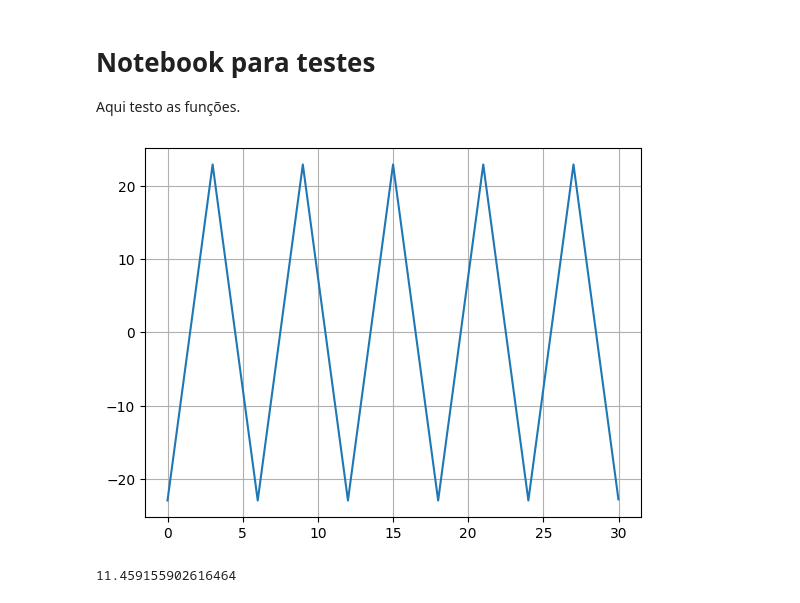
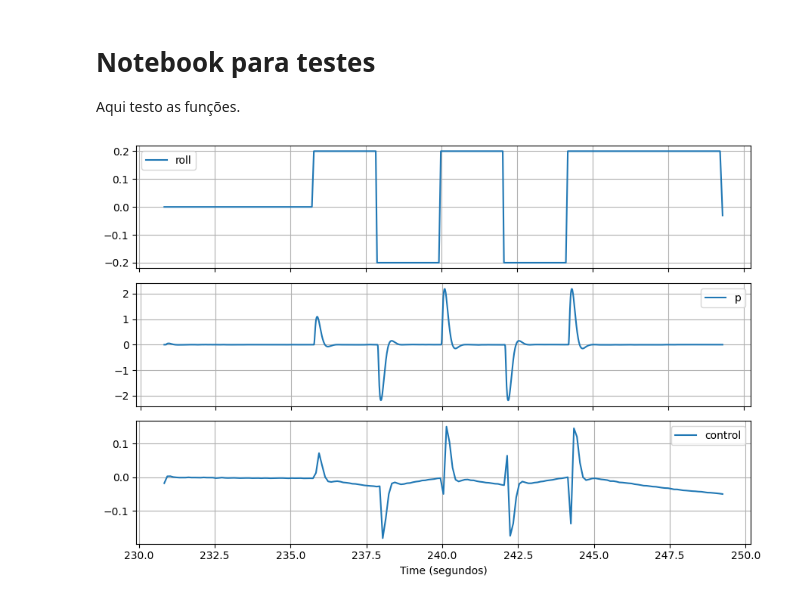
Before and after one commit to dferruzzo/mavdsk-python, a Jupyter notebook: testes.ipynb, the cells around one changed output. Drawn from its saved outputs; the diff is of its cells as text; code cells hidden in the pictures.

Commit message:
Implementação da func get_euler_taxa()

```diff
--- a/testes.ipynb
+++ b/testes.ipynb
@@ -101,6 +3,0 @@ delta_tone = double_sawtooth_wave()
-# %%
-plt.plot(tempo, delta_tone(tempo))
-plt.grid()
-plt.show()
-# %% [output]
-[figure, removed]
@@ -135,4 +3,0 @@ def myfunc(t_querry):
-# %%
-0.2*180.0/np.pi
-# %% [output]
-11.459155902616464
@@ -138,0 +6,4 @@ def myfunc(t_querry):
+# %%
+t_roll, roll, t_p, p, t_cont, cont = my.get_euler_taxa(file_path = 'ulogs/log_13_2024-9-16-08-21-12.ulg', angle='roll', taxa='p', sinal=[1,-1,-1,1])
+# %% [output]
+[figure, added]
```
Also changed, not shown: parts of 6 cells of this notebook, 4 other files.
